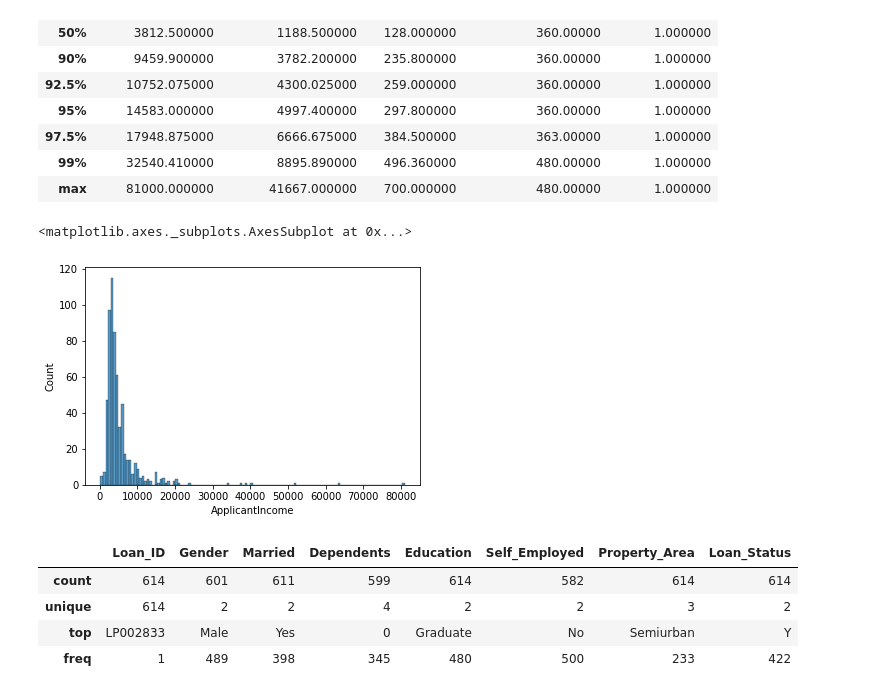
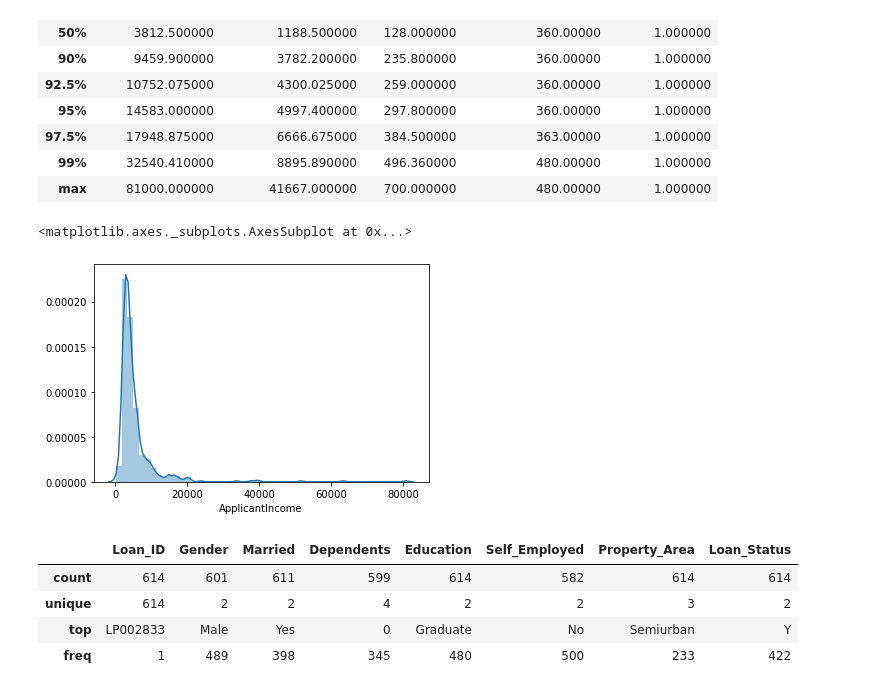
Before and after one commit to giordanap/MLA, a Jupyter notebook: 01-aprendizaje_supervisado/mla-01-preprocesamiento-clase.ipynb, the cells around one changed output. Cells and saved outputs as stored; diff of their text form; code cells hidden in the pictures.

```diff
--- a/01-aprendizaje_supervisado/mla-01-preprocesamiento-clase.ipynb
+++ b/01-aprendizaje_supervisado/mla-01-preprocesamiento-clase.ipynb
@@ -128,10 +128,11 @@ data_creditos.describe(percentiles=[0.9, 0.925, 0.95, 0.975, 0.99])
 | 99% | 32540.410000 | 8895.890000 | 496.360000 | 480.00000 | 1.000000 |
 | max | 81000.000000 | 41667.000000 | 700.000000 | 480.00000 | 1.000000 |
 # %%
-sns.histplot(data = data_creditos, x = 'ApplicantIncome')
+# sns.histplot(data = data_creditos, x = 'ApplicantIncome')
+sns.distplot(data_creditos['ApplicantIncome'])
 # %% [output]
 <matplotlib.axes._subplots.AxesSubplot at 0x...>
-[figure, old version]
+[figure, new version]
 # %%
 data_creditos.describe(include = 'object')
 # %% [output]
```
Also changed, not shown: parts of 1 cell of this notebook, 2 other files.
